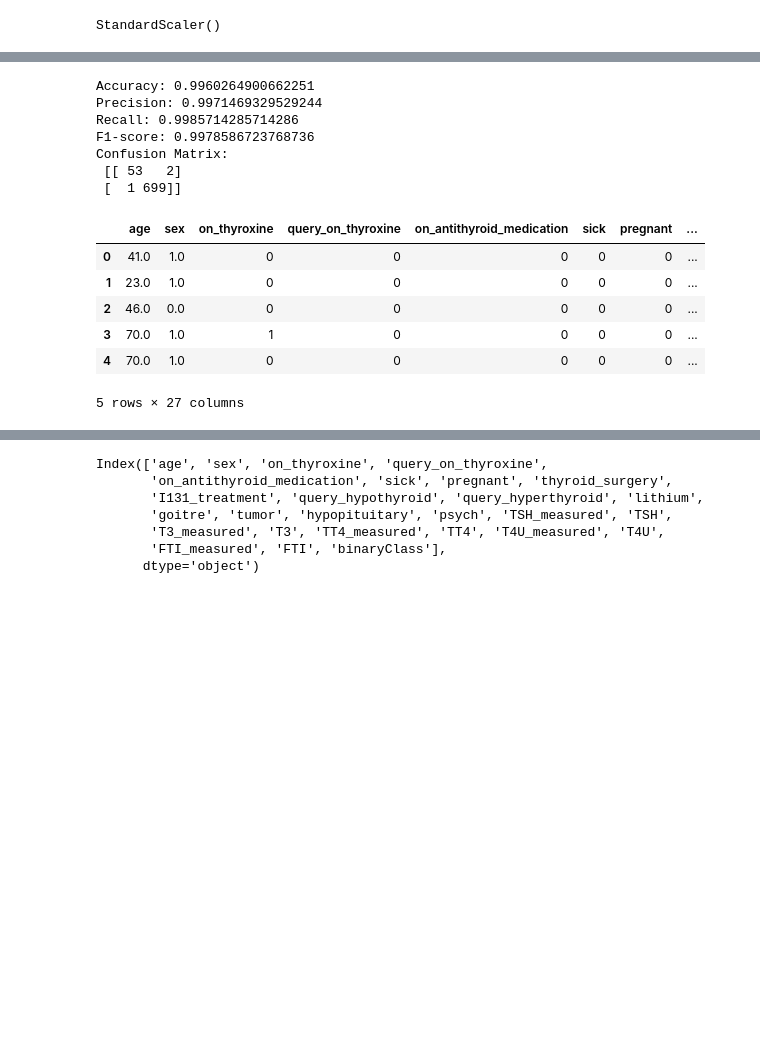
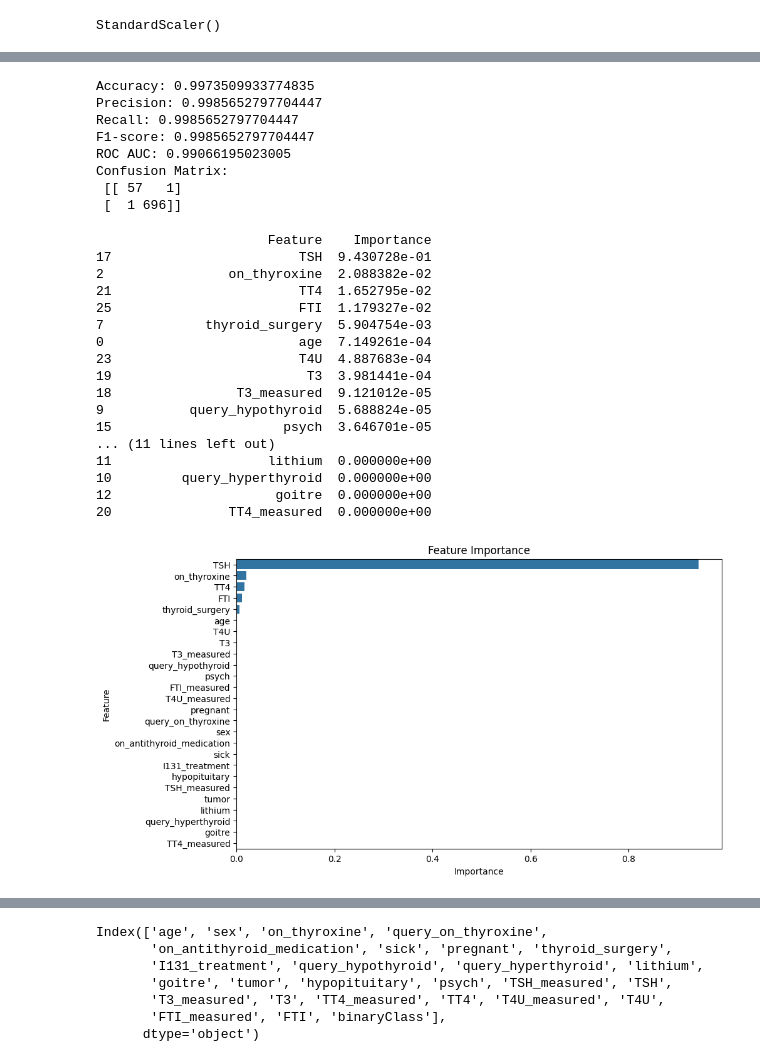
Before and after one commit to thanish11/Thyroid_Diseases_Prediction, a Jupyter notebook: notebook/trained_thyroid.ipynb, the cells around one changed output, grey strips where cells are left out. Saved outputs shown, nothing was run; the diff lists cells and outputs as text; code cells hidden in the pictures; blank space fills up the shorter version.

```diff
--- a/notebook/trained_thyroid.ipynb
+++ b/notebook/trained_thyroid.ipynb
@@ -385,4 +399,4 @@ sns.boxplot(df['T3'])
 X = df.drop(columns=['binaryClass'])
 y = df['binaryClass']
 # %%
-X_train, X_test, y_train, y_test = train_test_split(X, y, test_size=0.2)
+X_train, X_test, y_train, y_test = train_test_split(X, y, test_size=0.2,stratify=y, random_state=42)
@@ -388,0 +410,17 @@ X_train, X_test, y_train, y_test = train_test_split(X, y, test_size=0.2)
+# %%
+from imblearn.over_sampling import SMOTE
+from imblearn.under_sampling import RandomUnderSampler
+from imblearn.pipeline import Pipeline as ImbPipeline
+
+# Define the resampling strategy
+oversample = SMOTE()
+undersample = RandomUnderSampler()
+
+# Create the pipeline for resampling
+resampling_pipeline = ImbPipeline(steps=[
+    ('o', oversample),
+    ('u', undersample)
+])
+
+# Apply resampling
+X_train, y_train = resampling_pipeline.fit_resample(X_train, y_train)
@@ -487,32 +532,55 @@ accuracy = accuracy_score(y_test, y_pred)
 precision = precision_score(y_test, y_pred)
 recall = recall_score(y_test, y_pred)
 f1 = f1_score(y_test, y_pred)
+roc_auc = roc_auc_score(y_test, y_pred)
 conf_matrix = confusion_matrix(y_test, y_pred)
 
 print("Accuracy:", accuracy)
 print("Precision:", precision)
 print("Recall:", recall)
 print("F1-score:", f1)
+print("ROC AUC:", roc_auc)
 print("Confusion Matrix:\n", conf_matrix)
 # %% [output]
-Accuracy: 0.9960264900662251
-Precision: 0.9971469329529244
-Recall: 0.9985714285714286
-F1-score: 0.9978586723768736
+Accuracy: 0.9973509933774835
+Precision: 0.9985652797704447
+Recall: 0.9985652797704447
+F1-score: 0.9985652797704447
+ROC AUC: 0.99066195023005
 Confusion Matrix:
- [[ 53   2]
- [  1 699]]
+ [[ 57   1]
+ [  1 696]]
 # %%
 
 with open('best_model.pkl', 'wb') as file:
     pickle.dump(best_model, file)
-# %%
-df.head()
-# %% [output]
-|  | age | sex | on_thyroxine | query_on_thyroxine | on_antithyroid_medication | sick | pregnant | ... |
-| 0 | 41.0 | 1.0 | 0 | 0 | 0 | 0 | 0 | ... |
-| 1 | 23.0 | 1.0 | 0 | 0 | 0 | 0 | 0 | ... |
-| 2 | 46.0 | 0.0 | 0 | 0 | 0 | 0 | 0 | ... |
-| 3 | 70.0 | 1.0 | 1 | 0 | 0 | 0 | 0 | ... |
-| 4 | 70.0 | 1.0 | 0 | 0 | 0 | 0 | 0 | ... |
-5 rows × 27 columns
+# %%
+importances = best_model.feature_importances_
+features = X.columns
+importance_df = pd.DataFrame({'Feature': features, 'Importance': importances}).sort_values(by='Importance', ascending=False)
+print(importance_df)
+
+# Plotting feature importance
+plt.figure(figsize=(10, 6))
+sns.barplot(x='Importance', y='Feature', data=importance_df)
+plt.title('Feature Importance')
+plt.show()
+# %% [output]
+                      Feature    Importance
+17                        TSH  9.430728e-01
+2                on_thyroxine  2.088382e-02
+21                        TT4  1.652795e-02
+25                        FTI  1.179327e-02
+7             thyroid_surgery  5.904754e-03
+0                         age  7.149261e-04
+23                        T4U  4.887683e-04
+19                         T3  3.981441e-04
+18                T3_measured  9.121012e-05
+9           query_hypothyroid  5.688824e-05
+15                      psych  3.646701e-05
+... (11 lines left out)
+11                    lithium  0.000000e+00
+10         query_hyperthyroid  0.000000e+00
+12                     goitre  0.000000e+00
+20               TT4_measured  0.000000e+00
+[figure, added]
```
Also changed, not shown: parts of 14 cells of this notebook, 8 other files.
